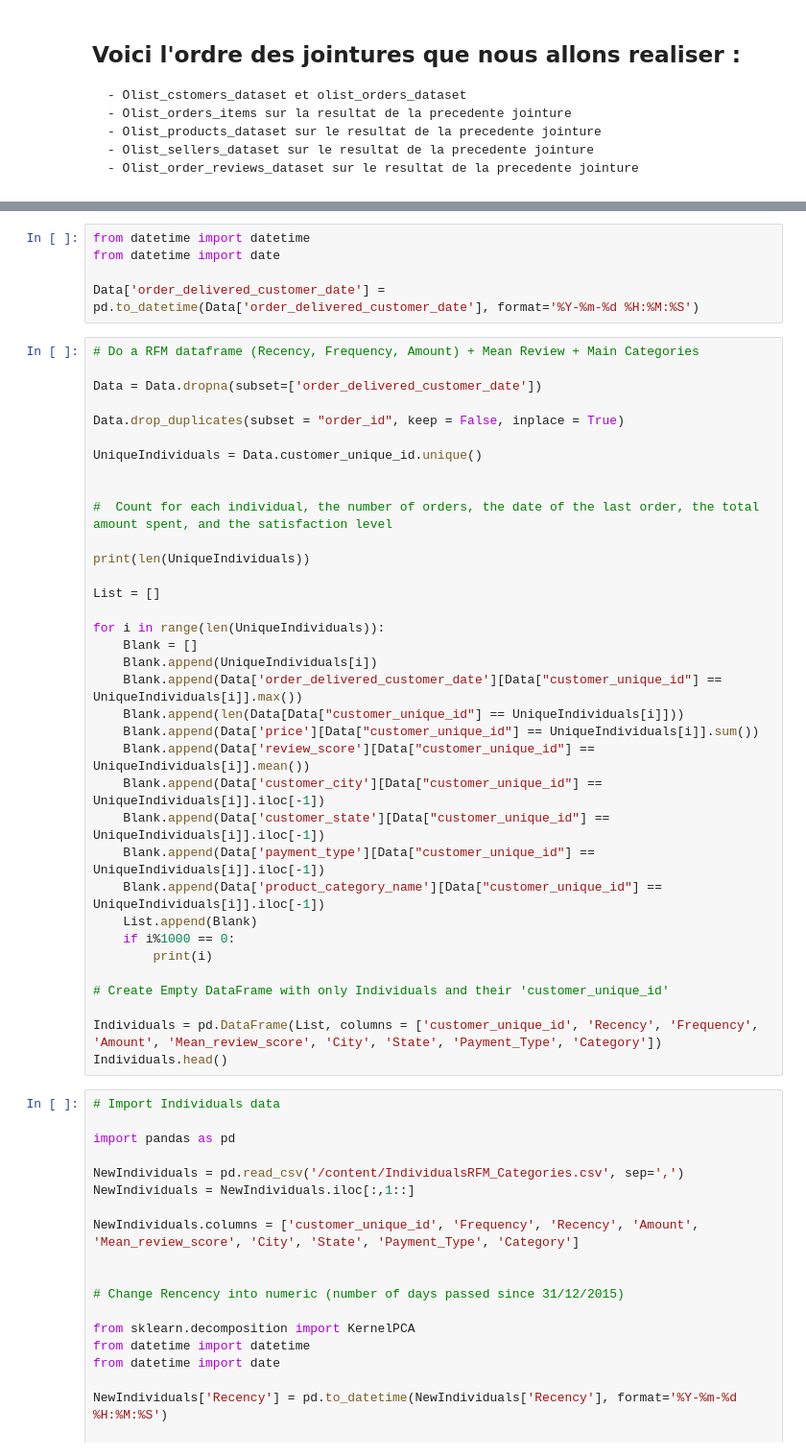
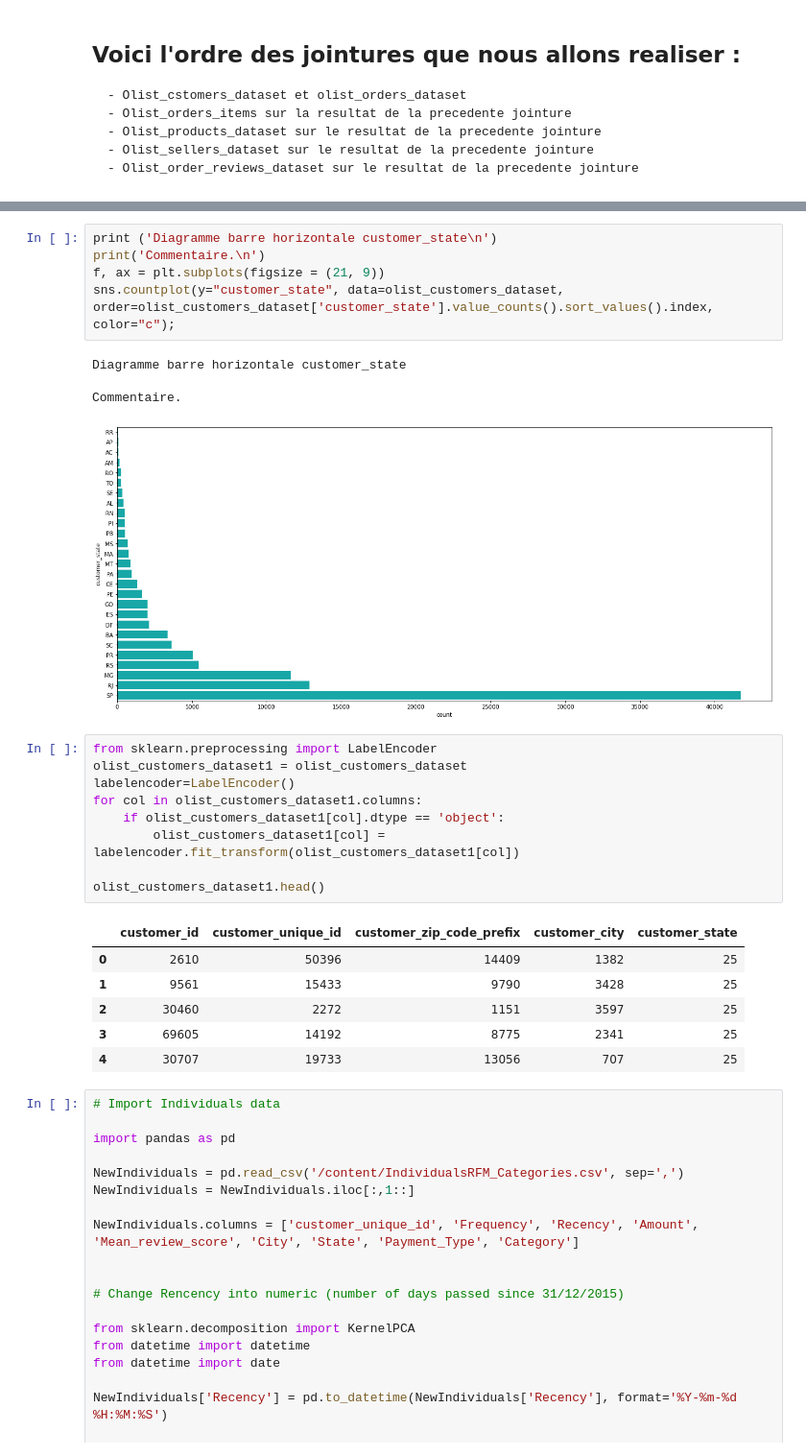
Before and after one commit to bbouya/Machine_Learning_OpenClassrooms, a Jupyter notebook: Customer Segmentation/Untitled.ipynb, the cells around one changed output, grey strips where cells are left out. Shown at 96% size. Drawn from its saved outputs; the diff is of its cells as text.

```diff
--- a/Customer Segmentation/Untitled.ipynb
+++ b/Customer Segmentation/Untitled.ipynb
@@ -68,43 +92,29 @@ Data.shape
 # %%
-from datetime import datetime
-from datetime import date
-
-Data['order_delivered_customer_date'] = pd.to_datetime(Data['order_delivered_customer_date'], format='%Y-%m-%d %H:%M:%S')
+print ('Diagramme barre horizontale customer_state\n')
+print('Commentaire.\n')
+f, ax = plt.subplots(figsize = (21, 9))
+sns.countplot(y="customer_state", data=olist_customers_dataset, order=olist_customers_dataset['customer_state'].value_counts().sort_values().index, color="c");
+# %% [output]
+Diagramme barre horizontale customer_state
+
+Commentaire.
+[figure, added]
 # %%
-# Do a RFM dataframe (Recency, Frequency, Amount) + Mean Review + Main Categories
+from sklearn.preprocessing import LabelEncoder
+olist_customers_dataset1 = olist_customers_dataset
+labelencoder=LabelEncoder()
+for col in olist_customers_dataset1.columns:
+    if olist_customers_dataset1[col].dtype == 'object':
+        olist_customers_dataset1[col] = labelencoder.fit_transform(olist_customers_dataset1[col])
 
-Data = Data.dropna(subset=['order_delivered_customer_date'])
-
-Data.drop_duplicates(subset = "order_id", keep = False, inplace = True)
-
-UniqueIndividuals = Data.customer_unique_id.unique()
-
-
-#  Count for each individual, the number of orders, the date of the last order, the total amount spent, and the satisfaction level
-
-print(len(UniqueIndividuals))
-
-List = []
-
-for i in range(len(UniqueIndividuals)):
-    Blank = []
-    Blank.append(UniqueIndividuals[i])
-    Blank.append(Data['order_delivered_customer_date'][Data["customer_unique_id"] == UniqueIndividuals[i]].max())
-    Blank.append(len(Data[Data["customer_unique_id"] == UniqueIndividuals[i]]))
-    Blank.append(Data['price'][Data["customer_unique_id"] == UniqueIndividuals[i]].sum())
-    Blank.append(Data['review_score'][Data["customer_unique_id"] == UniqueIndividuals[i]].mean())
-    Blank.append(Data['customer_city'][Data["customer_unique_id"] == UniqueIndividuals[i]].iloc[-1])
-    Blank.append(Data['customer_state'][Data["customer_unique_id"] == UniqueIndividuals[i]].iloc[-1])
-    Blank.append(Data['payment_type'][Data["customer_unique_id"] == UniqueIndividuals[i]].iloc[-1])
-    Blank.append(Data['product_category_name'][Data["customer_unique_id"] == UniqueIndividuals[i]].iloc[-1])
-    List.append(Blank)
-    if i%1000 == 0:
-        print(i)
-
-# Create Empty DataFrame with only Individuals and their 'customer_unique_id'
-
-Individuals = pd.DataFrame(List, columns = ['customer_unique_id', 'Recency', 'Frequency', 'Amount', 'Mean_review_score', 'City', 'State', 'Payment_Type', 'Category'])
-Individuals.head()
+olist_customers_dataset1.head()
+# %% [output]
+|  | customer_id | customer_unique_id | customer_zip_code_prefix | customer_city | customer_state |
+| 0 | 2610 | 50396 | 14409 | 1382 | 25 |
+| 1 | 9561 | 15433 | 9790 | 3428 | 25 |
+| 2 | 30460 | 2272 | 1151 | 3597 | 25 |
+| 3 | 69605 | 14192 | 8775 | 2341 | 25 |
+| 4 | 30707 | 19733 | 13056 | 707 | 25 |
 # %%
 # Import Individuals data
 
```
Also changed, not shown: parts of 6 cells of this notebook.
